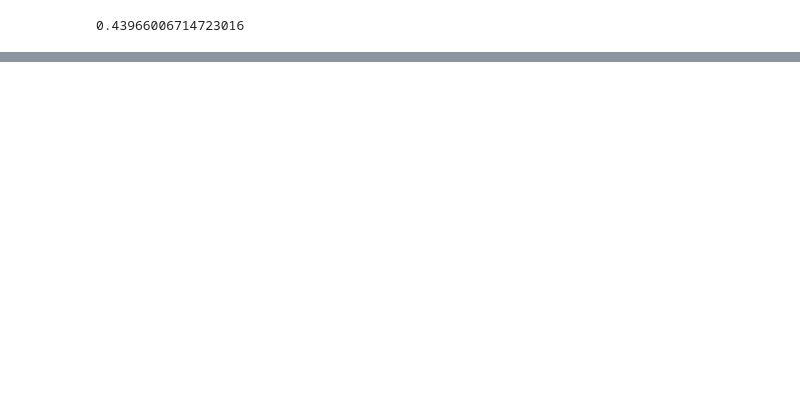
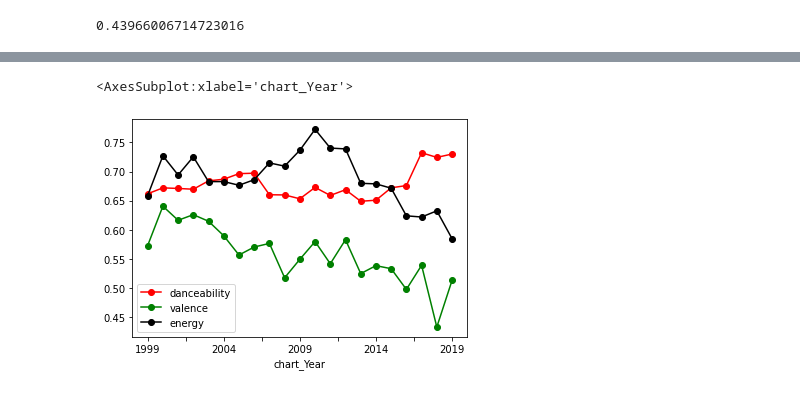
Before and after one commit to kyle-rgb/Spotify_Project, a Jupyter notebook: notebooks/Classification.ipynb, the cells around one changed output, grey strips where cells are left out. Drawn from its saved outputs; the diff is of its cells as text; code cells hidden in the pictures; blank space fills up the shorter version.

```diff
--- a/notebooks/Classification.ipynb
+++ b/notebooks/Classification.ipynb
@@ -443,0 +681,2 @@ scale_attr(119.957, "tempo")
+# %%
+hot20_df = pd.read_sql_query("SELECT * FROM billboard_normalized", con=connection, index_col="index", parse_dates=["WeekID", "release_date"])#.info()
@@ -443,0 +872,5 @@ scale_attr(119.957, "tempo")
+# %%
+hot20_df.groupby("chart_Year").mean().plot(kind="line", y=["danceability", "valence", "energy"], style=["ro-", "go-", "ko-"])
+# %% [output]
+<AxesSubplot:xlabel='chart_Year'>
+[figure, added]
```
Also changed, not shown: parts of 78 cells of this notebook, 7 other files.
